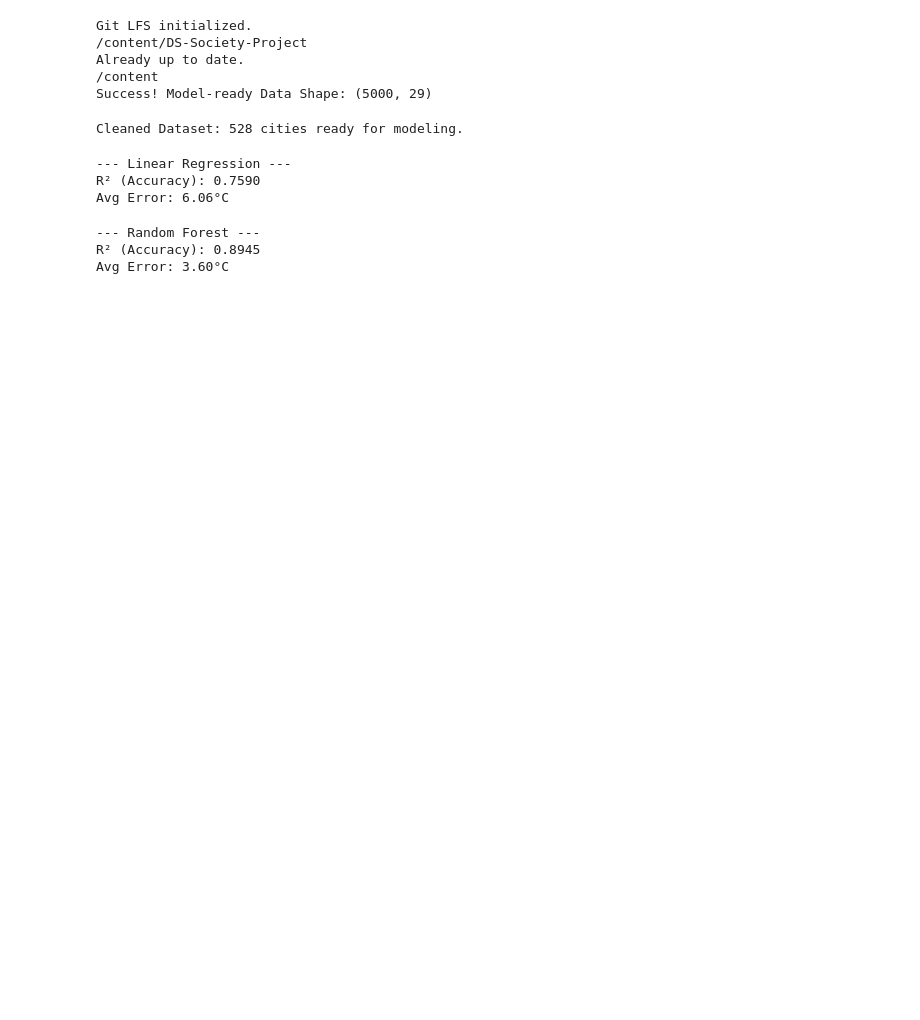
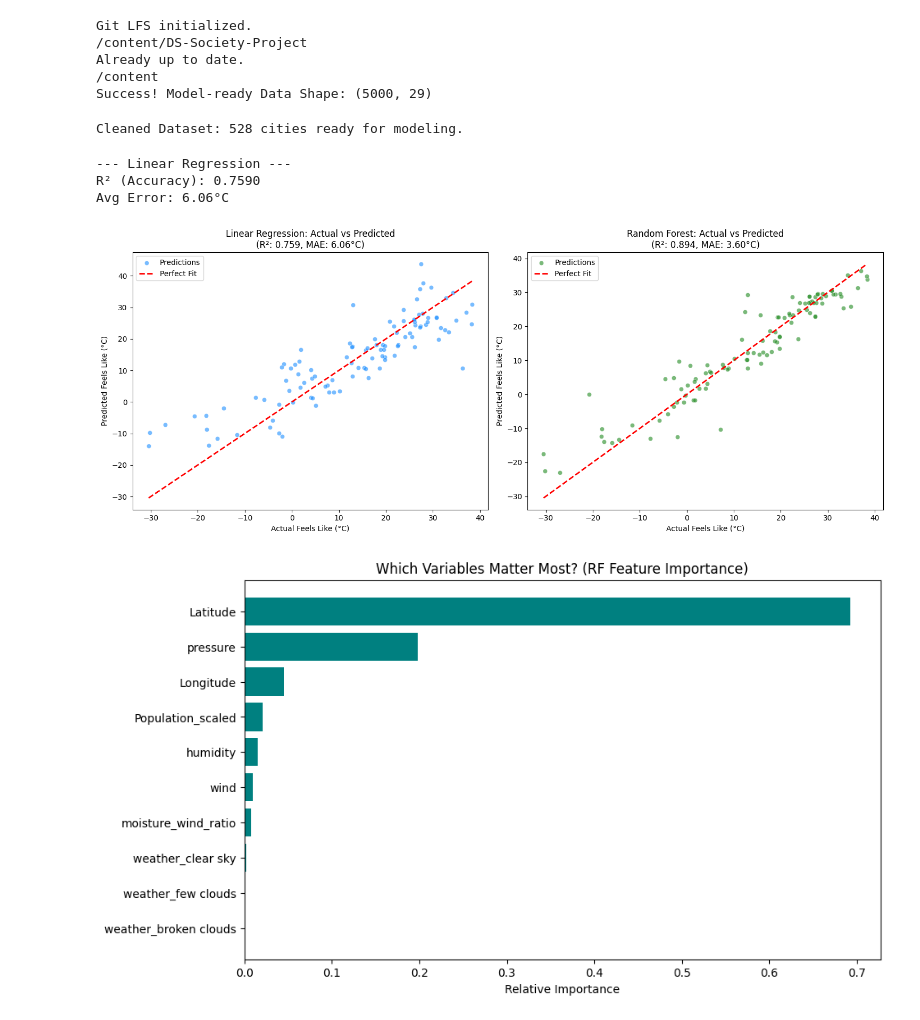
Before and after one commit to LiamDuero03/DS-Society-Project, a Jupyter notebook: 5-Predictive Modelling/Predictive_modelling.ipynb, the cells around one changed output. Cells and saved outputs as stored; diff of their text form; code cells hidden in the pictures; blank space fills up the shorter version.

Commit message:
Added some visuals and an interactive map

```diff
--- a/5-Predictive Modelling/Predictive_modelling.ipynb
+++ b/5-Predictive Modelling/Predictive_modelling.ipynb
@@ -70,18 +70,3 @@ print(f"Avg Error: {mean_absolute_error(y_test, lr_preds):.2f}°C")
 --- Linear Regression ---
 R² (Accuracy): 0.7590
 Avg Error: 6.06°C
-# %%
-# Train
-rf = RandomForestRegressor(n_estimators=100, random_state=42)
-rf.fit(X_train, y_train)
-
-# Predict
-rf_preds = rf.predict(X_test)
-
-print("--- Random Forest ---")
-print(f"R² (Accuracy): {r2_score(y_test, rf_preds):.4f}")
-print(f"Avg Error: {mean_absolute_error(y_test, rf_preds):.2f}°C")
-# %% [output]
---- Random Forest ---
-R² (Accuracy): 0.8945
-Avg Error: 3.60°C
@@ -87,0 +84,51 @@ Avg Error: 3.60°C
+# %%
+import matplotlib.pyplot as plt
+import seaborn as sns
+import numpy as np
+from sklearn.metrics import r2_score, mean_absolute_error
+
+# 1. Generate Predictions (Ensure you have run the training code first)
+lr_preds = lr.predict(X_test)
+rf_preds = rf.predict(X_test)
+
+# 2. Create Comparison Plot
+plt.figure(figsize=(15, 6))
+
+# Plot 1: Linear Regression Performance
+plt.subplot(1, 2, 1)
+sns.scatterplot(x=y_test, y=lr_preds, alpha=0.6, color='dodgerblue', label='Predictions')
+plt.plot([y_test.min(), y_test.max()], [y_test.min(), y_test.max()], 'r--', lw=2, label='Perfect Fit')
+plt.title(f'Linear Regression: Actual vs Predicted\n(R²: 0.759, MAE: 6.06°C)')
+plt.xlabel('Actual Feels Like (°C)')
+plt.ylabel('Predicted Feels Like (°C)')
+plt.legend()
+
+# Plot 2: Random Forest Performance
+plt.subplot(1, 2, 2)
+sns.scatterplot(x=y_test, y=rf_preds, alpha=0.6, color='forestgreen', label='Predictions')
+plt.plot([y_test.min(), y_test.max()], [y_test.min(), y_test.max()], 'r--', lw=2, label='Perfect Fit')
+plt.title(f'Random Forest: Actual vs Predicted\n(R²: 0.894, MAE: 3.60°C)')
+plt.xlabel('Actual Feels Like (°C)')
+plt.ylabel('Predicted Feels Like (°C)')
+plt.legend()
+
+plt.tight_layout()
+plt.show()
+
+# 3. Feature Importance (Why Random Forest is better)
+plt.figure(figsize=(10, 6))
+importances = rf.feature_importances_
+feature_names = X.columns
+indices = np.argsort(importances)[::-1]
+
+# Top 10 features
+top_n = 10
+plt.title("Which Variables Matter Most? (RF Feature Importance)")
+plt.barh(range(top_n), importances[indices[:top_n]], color='teal', align='center')
+plt.yticks(range(top_n), [feature_names[i] for i in indices[:top_n]])
+plt.xlabel('Relative Importance')
+plt.gca().invert_yaxis()
+plt.show()
+# %% [output]
+[figure, added]
+[figure, added]
```
Also changed, not shown: parts of 7 cells of this notebook.
